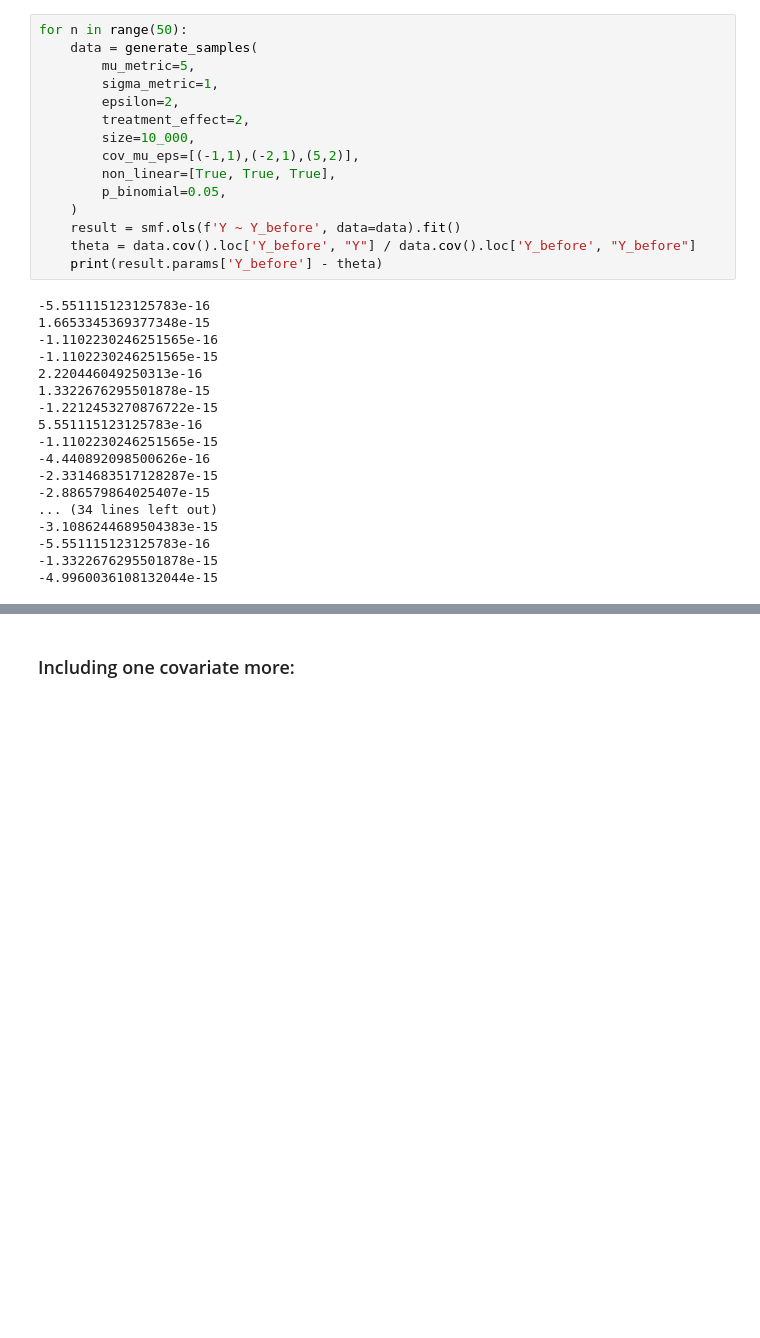
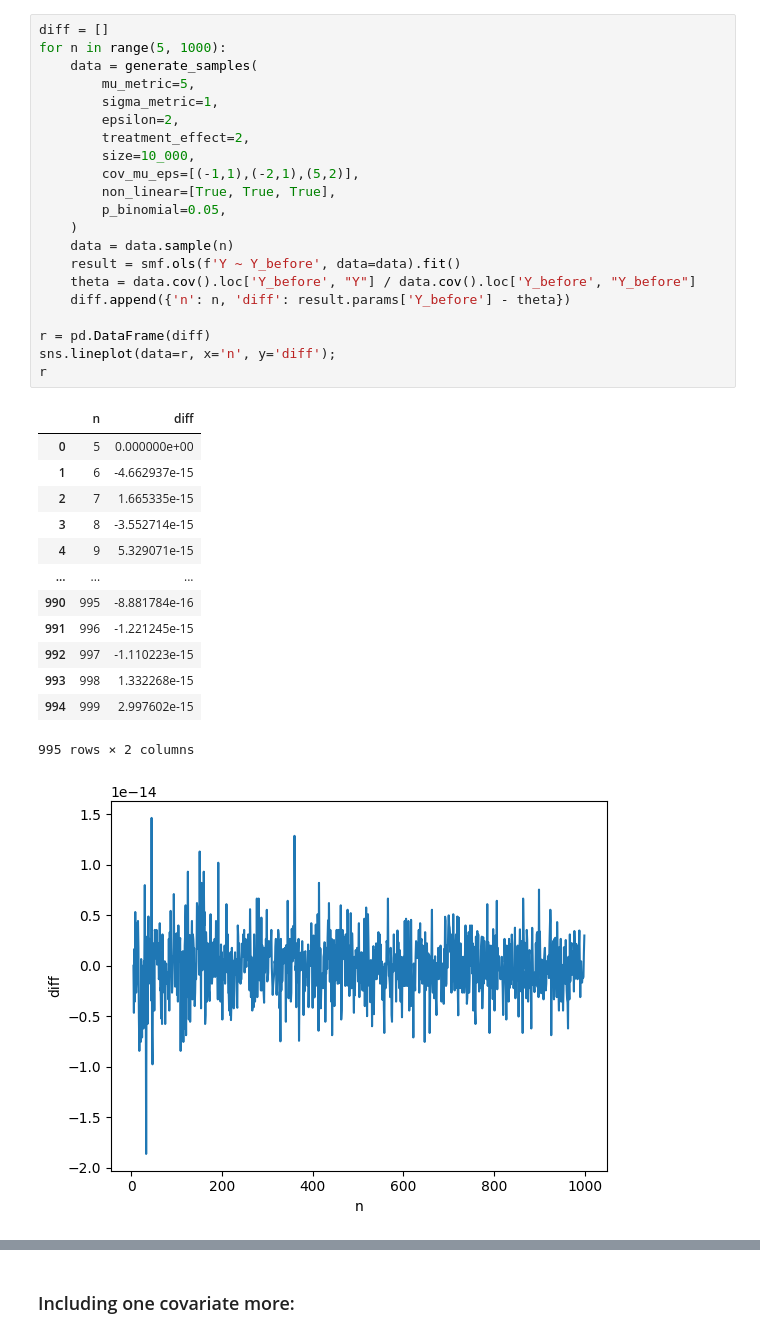
Before and after one commit to Glovo/covariate-adjustment-blogpost, a Jupyter notebook: notebooks/optimal_theta_is_OLS_slope.ipynb, the cells around one changed output, grey strips where cells are left out. Drawn from its saved outputs; the diff is of its cells as text; blank space fills up the shorter version.

```diff
--- a/notebooks/optimal_theta_is_OLS_slope.ipynb
+++ b/notebooks/optimal_theta_is_OLS_slope.ipynb
@@ -7,33 +9,36 @@ import statsmodels.formula.api as smf
 # %%
-for n in range(50):
+diff = []
+for n in range(5, 1000):
     data = generate_samples(
         mu_metric=5,
         sigma_metric=1,
         epsilon=2,
         treatment_effect=2,
         size=10_000,
         cov_mu_eps=[(-1,1),(-2,1),(5,2)],
         non_linear=[True, True, True],
         p_binomial=0.05,
     )
+    data = data.sample(n)
     result = smf.ols(f'Y ~ Y_before', data=data).fit()
     theta = data.cov().loc['Y_before', "Y"] / data.cov().loc['Y_before', "Y_before"]
-    print(result.params['Y_before'] - theta)
+    diff.append({'n': n, 'diff': result.params['Y_before'] - theta})
+
+r = pd.DataFrame(diff)
+sns.lineplot(data=r, x='n', y='diff');
+r
 # %% [output]
+|  | n | diff |
+| 0 | 5 | 0.000000e+00 |
+| 1 | 6 | -4.662937e-15 |
+| 2 | 7 | 1.665335e-15 |
+| 3 | 8 | -3.552714e-15 |
+| 4 | 9 | 5.329071e-15 |
+| ... | ... | ... |
+| 990 | 995 | -8.881784e-16 |
+| 991 | 996 | -1.221245e-15 |
+| 992 | 997 | -1.110223e-15 |
+| 993 | 998 | 1.332268e-15 |
+| 994 | 999 | 2.997602e-15 |
--5.551115123125783e-16
-1.6653345369377348e-15
--1.1102230246251565e-16
--1.1102230246251565e-15
-2.220446049250313e-16
-1.3322676295501878e-15
--1.2212453270876722e-15
-5.551115123125783e-16
--1.1102230246251565e-15
--4.440892098500626e-16
--2.3314683517128287e-15
--2.886579864025407e-15
-... (34 lines left out)
--3.1086244689504383e-15
--5.551115123125783e-16
--1.3322676295501878e-15
--4.9960036108132044e-15
+995 rows × 2 columns
+[figure, added]
```
Also changed, not shown: parts of 3 cells of this notebook.
